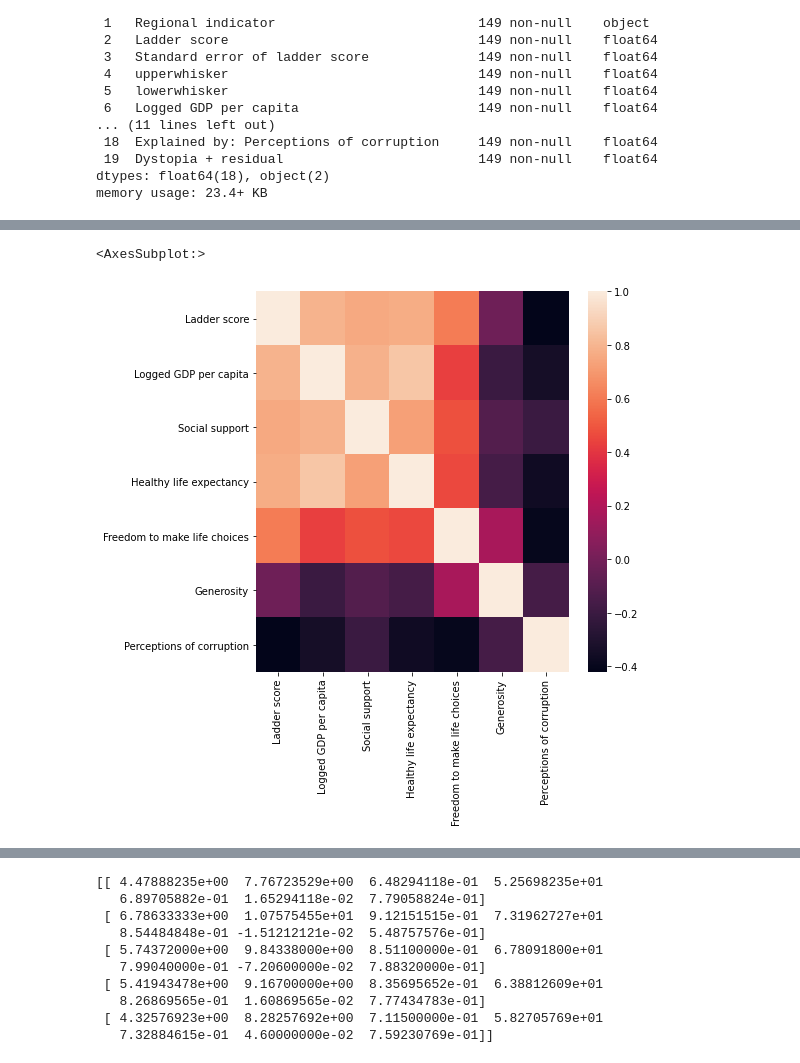
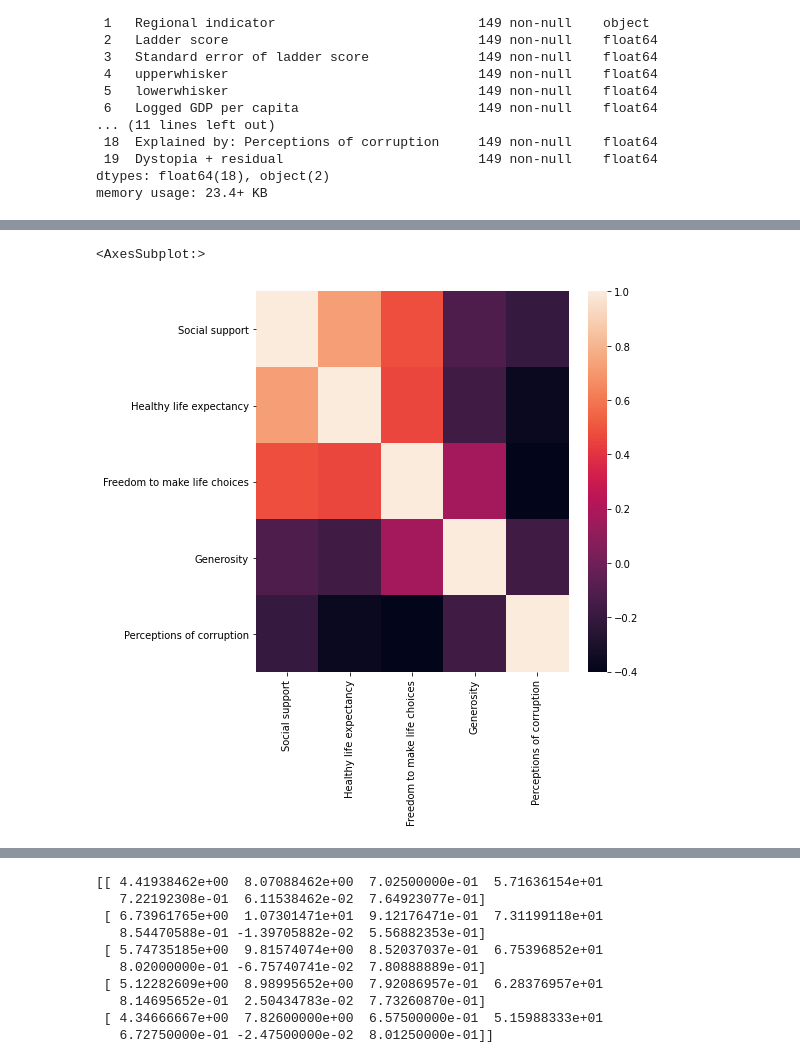
Before and after one commit to BartDab/Comparison_ML_methods, a Jupyter notebook: Project.ipynb, the cells around one changed output, grey strips where cells are left out. Cells and saved outputs as stored; diff of their text form; code cells hidden in the pictures.

```diff
--- a/Project.ipynb
+++ b/Project.ipynb
@@ -55,14 +74,14 @@ data_na
 # %% [output]
 |  | Country name | Regional indicator | Ladder score | Standard error of ladder score | upperwhisker | lowerwhisker | ... |
 # %%
-features=['Ladder score','Logged GDP per capita','Social support','Healthy life expectancy','Freedom to make life choices','Generosity','Perceptions of corruption']
+features=['Social support','Healthy life expectancy','Freedom to make life choices','Generosity','Perceptions of corruption']
 cor=data.loc[:,features].corr()
 
 fig, ax = plt.subplots(figsize=(7,7))
 sns.heatmap(ax=ax, data=cor)
 # %% [output]
 <AxesSubplot:>
-[figure, old version]
+[figure, new version]
 # %%
 cor
 # %% [output]
@@ -83,16 +102,16 @@ centroids = kmeans.cluster_centers_
 print(centroids)
 label = kmeans.fit_predict(data[features])
 # %% [output]
-[[ 4.47888235e+00  7.76723529e+00  6.48294118e-01  5.25698235e+01
-   6.89705882e-01  1.65294118e-02  7.79058824e-01]
- [ 6.78633333e+00  1.07575455e+01  9.12151515e-01  7.31962727e+01
-   8.54484848e-01 -1.51212121e-02  5.48757576e-01]
- [ 5.74372000e+00  9.84338000e+00  8.51100000e-01  6.78091800e+01
-   7.99040000e-01 -7.20600000e-02  7.88320000e-01]
- [ 5.41943478e+00  9.16700000e+00  8.35695652e-01  6.38812609e+01
-   8.26869565e-01  1.60869565e-02  7.77434783e-01]
- [ 4.32576923e+00  8.28257692e+00  7.11500000e-01  5.82705769e+01
-   7.32884615e-01  4.60000000e-02  7.59230769e-01]]
+[[ 4.41938462e+00  8.07088462e+00  7.02500000e-01  5.71636154e+01
+   7.22192308e-01  6.11538462e-02  7.64923077e-01]
+ [ 6.73961765e+00  1.07301471e+01  9.12176471e-01  7.31199118e+01
+   8.54470588e-01 -1.39705882e-02  5.56882353e-01]
+ [ 5.74735185e+00  9.81574074e+00  8.52037037e-01  6.75396852e+01
+   8.02000000e-01 -6.75740741e-02  7.80888889e-01]
+ [ 5.12282609e+00  8.98995652e+00  7.92086957e-01  6.28376957e+01
+   8.14695652e-01  2.50434783e-02  7.73260870e-01]
+ [ 4.34666667e+00  7.82600000e+00  6.57500000e-01  5.15988333e+01
+   6.72750000e-01 -2.47500000e-02  8.01250000e-01]]
 # %%
 result=kmeans.labels_
 data['label_kmeans']=result
```
Also changed, not shown: parts of 25 cells of this notebook.
